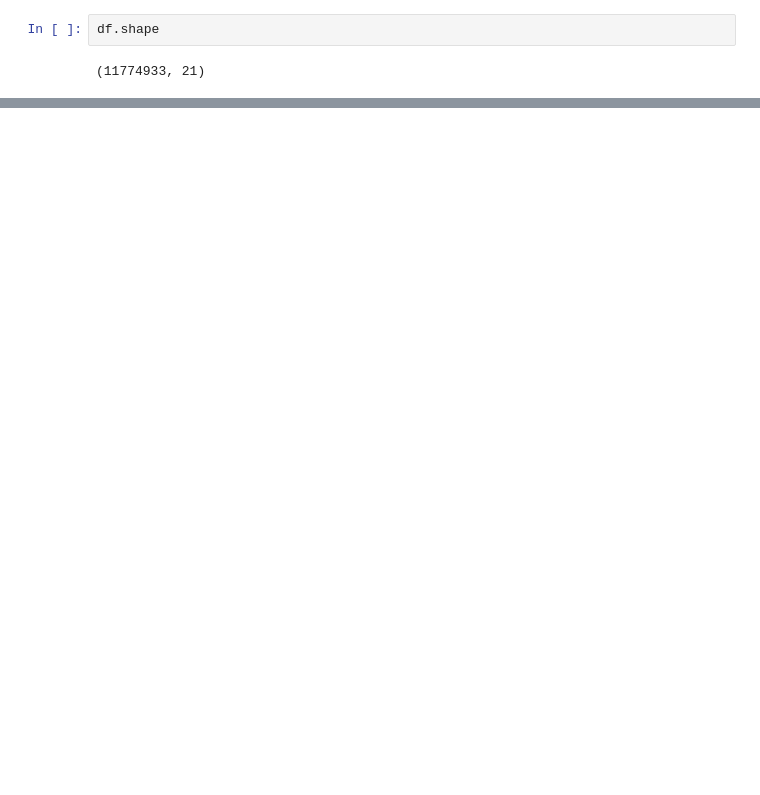
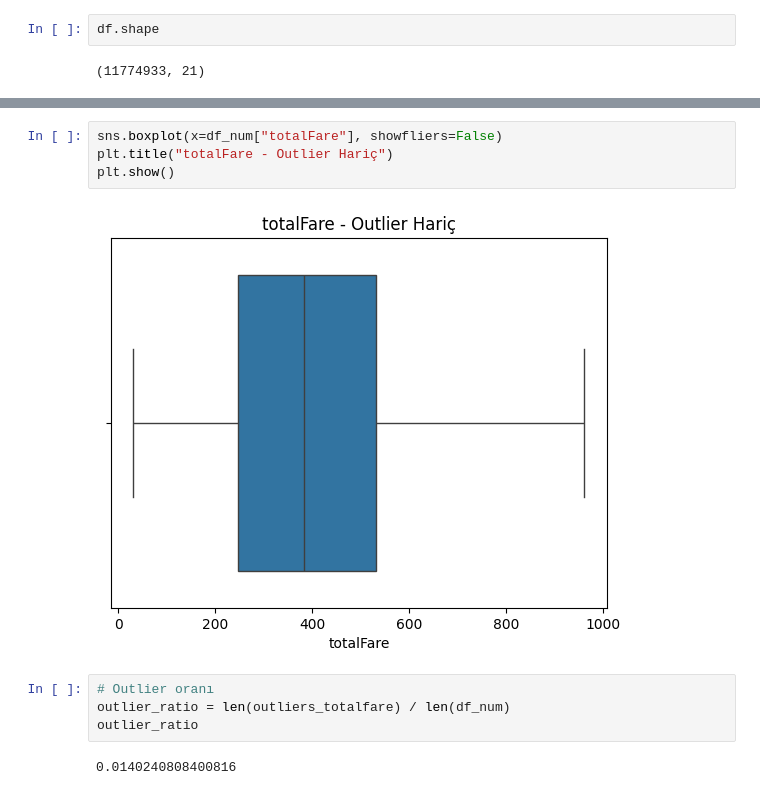
Before and after one commit to meozbrls/Flight_Prices_Analysis, a Jupyter notebook: notebooks/flight_prices_analysis.ipynb, the cells around one changed output, grey strips where cells are left out. Drawn from its saved outputs; the diff is of its cells as text; blank space fills up the shorter version.

```diff
--- a/notebooks/flight_prices_analysis.ipynb
+++ b/notebooks/flight_prices_analysis.ipynb
@@ -86,0 +120,12 @@ display(df[num_cols].describe(include="all").T)
+# %%
+sns.boxplot(x=df_num["totalFare"], showfliers=False)
+plt.title("totalFare - Outlier Hariç")
+plt.show()
+# %% [output]
+[figure, added]
+# %%
+# Outlier oranı
+outlier_ratio = len(outliers_totalfare) / len(df_num)
+outlier_ratio
+# %% [output]
+0.0140240808400816
```
Also changed, not shown: parts of 13 cells of this notebook.
